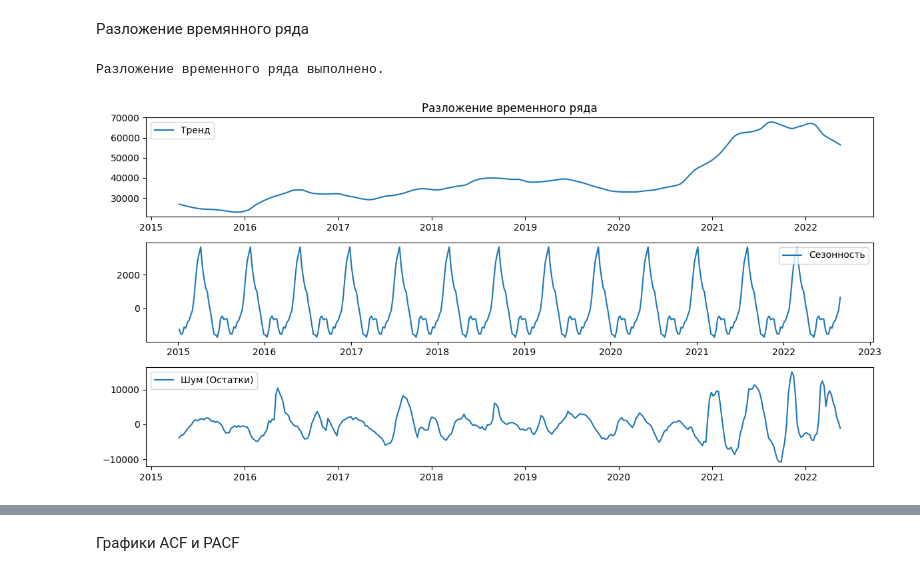
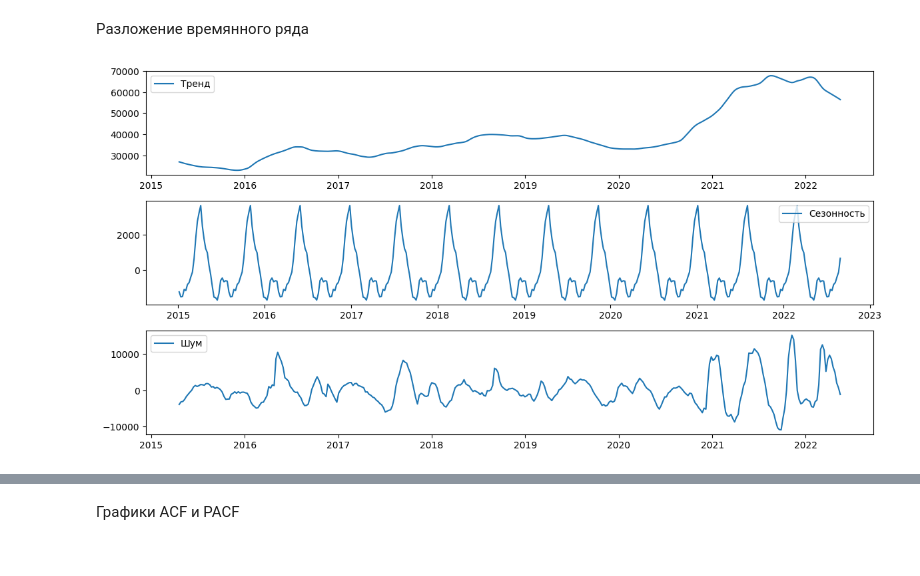
Before and after one commit to mrsoning/Intensive_3, a Jupyter notebook: Deni/baseline deni.ipynb, the cells around one changed output, grey strips where cells are left out. Drawn from its saved outputs; the diff is of its cells as text; code cells hidden in the pictures.

```diff
--- a/Deni/baseline deni.ipynb
+++ b/Deni/baseline deni.ipynb
@@ -182,41 +94,31 @@ if __name__ == '__main__':
 # %%
 import pandas as pd
 import matplotlib.pyplot as plt
 from statsmodels.tsa.seasonal import seasonal_decompose
 
 # Загрузка данных
-try:
-    df_train = pd.read_excel("C:\\Users\\2K\\Desktop\\train.xlsx", parse_dates=['dt'], index_col='dt')
-except FileNotFoundError:
-    print("Ошибка: Файл 'train.xlsx' не найден. Укажите правильный путь к файлу.")
-    exit()
+df_train = pd.read_excel("C:\\Users\\2K\\Desktop\\train.xlsx", parse_dates=['dt'], index_col='dt')
 
-# 4. Раскладываем временной ряд
-try:
-    decomposition = seasonal_decompose(df_train['Цена на арматуру'], model='additive', period=30) # period - это длина сезона.  Попробуйте разные значения (например, 7, 30, 365)
-    print("Разложение временного ряда выполнено.") # Добавлено для отладки
-except ValueError as e:
-    print(f"Ошибка при разложении временного ряда: {e}.  Возможно, недостаточно данных для выбранного period.")
-    exit()
 
-# Визуализация компонентов (без исходного ряда, с шумом)
-plt.figure(figsize=(12, 6))  #Уменьшил высоту графика
+# Разложение временного ряда
+decomposition = seasonal_decompose(df_train['Цена на арматуру'], model='additive', period=30)
 
-plt.subplot(3, 1, 1) #Изменено количество графиков
+
+# Визуализация компонентов
+plt.figure(figsize=(12, 6))
+plt.subplot(311)
 plt.plot(decomposition.trend, label='Тренд')
 plt.legend()
-plt.title('Разложение временного ряда')
 
-plt.subplot(3, 1, 2)
+plt.subplot(312)
 plt.plot(decomposition.seasonal, label='Сезонность')
 plt.legend()
 
-plt.subplot(3, 1, 3)
-plt.plot(decomposition.resid, label='Шум (Остатки)') #Изменено название графика
+plt.subplot(313)
+plt.plot(decomposition.resid, label='Шум')
 plt.legend()
 
 plt.tight_layout()
 plt.show()
 # %% [output]
-Разложение временного ряда выполнено.
-[figure, old version]
+[figure, new version]
```
Also changed, not shown: parts of 10 cells of this notebook.
